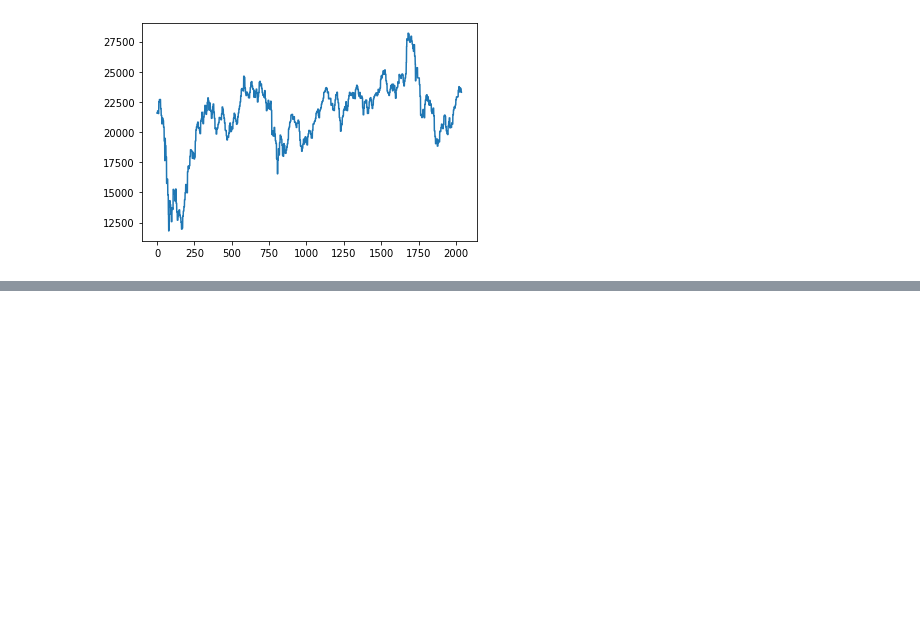
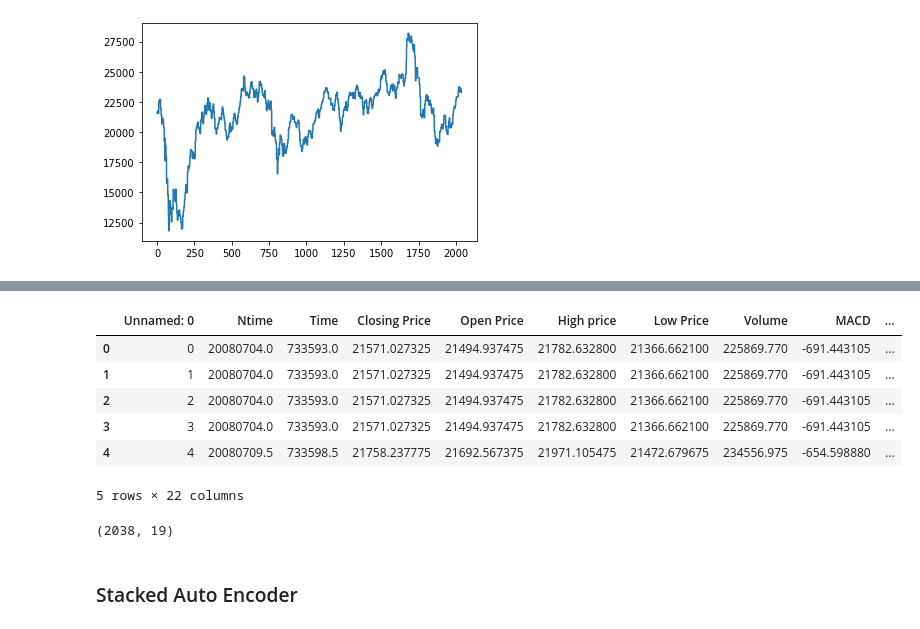
Before and after one commit to ivan-ivy/ECBM4040-final-project-WSAE-LSTM, a Jupyter notebook: notebooks/intro-tf113.ipynb, the cells around one changed output, grey strips where cells are left out. Cells and saved outputs as stored; diff of their text form; code cells hidden in the pictures; blank space fills up the shorter version.

```diff
--- a/notebooks/intro.ipynb
+++ b/notebooks/intro-tf113.ipynb
@@ -58,0 +95,10 @@ plt.plot(smooth)
+# %%
+data.head()
+# %% [output]
+|  | Unnamed: 0 | Ntime | Time | Closing Price | Open Price | High price | Low Price | Volume | MACD | ... |
+| 0 | 0 | 20080704.0 | 733593.0 | 21571.027325 | 21494.937475 | 21782.632800 | 21366.662100 | 225869.770 | -691.443105 | ... |
+| 1 | 1 | 20080704.0 | 733593.0 | 21571.027325 | 21494.937475 | 21782.632800 | 21366.662100 | 225869.770 | -691.443105 | ... |
+| 2 | 2 | 20080704.0 | 733593.0 | 21571.027325 | 21494.937475 | 21782.632800 | 21366.662100 | 225869.770 | -691.443105 | ... |
+| 3 | 3 | 20080704.0 | 733593.0 | 21571.027325 | 21494.937475 | 21782.632800 | 21366.662100 | 225869.770 | -691.443105 | ... |
+| 4 | 4 | 20080709.5 | 733598.5 | 21758.237775 | 21692.567375 | 21971.105475 | 21472.679675 | 234556.975 | -654.598880 | ... |
+5 rows × 22 columns
@@ -58,0 +109,6 @@ plt.plot(smooth)
+# %%
+X_train.shape
+# %% [output]
+(2038, 19)
+# %% [markdown]
+### Stacked Auto Encoder
```
Also changed, not shown: parts of 11 cells of this notebook, 5 other files.
